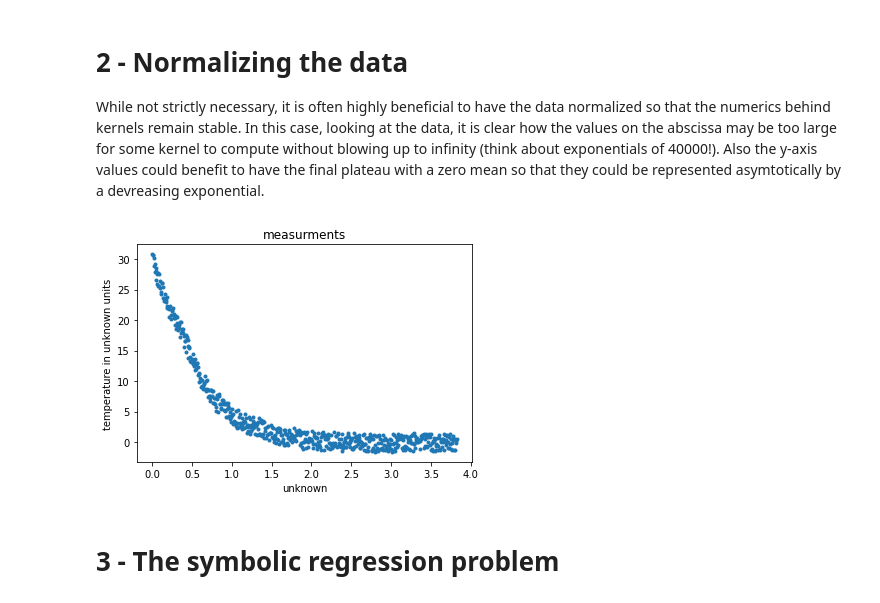
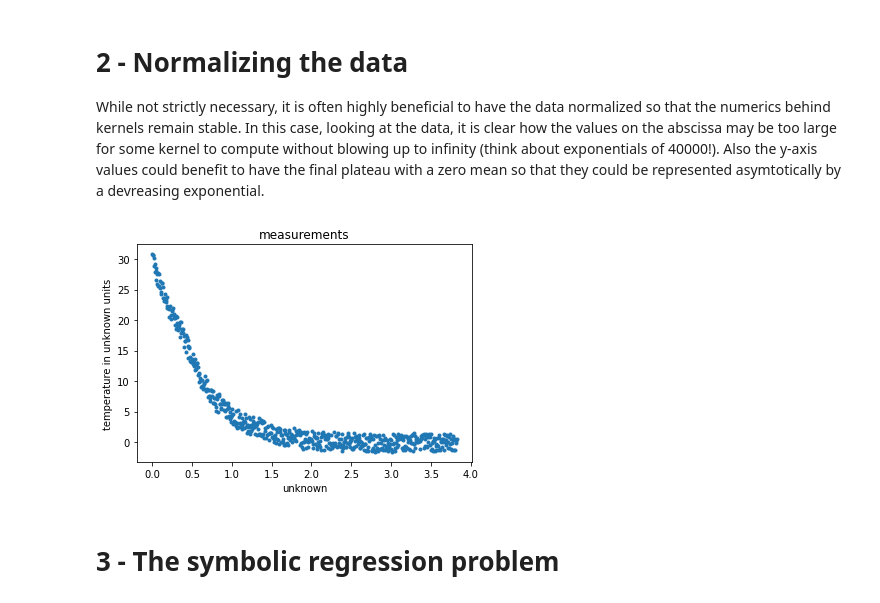
Before and after one commit to darioizzo/dcgp, a Jupyter notebook: doc/sphinx/notebooks/A_real-world_case.ipynb, the cells around one changed output. Cells and saved outputs as stored; diff of their text form; code cells hidden in the pictures.

```diff
--- a/doc/sphinx/notebooks/A_real-world_case.ipynb
+++ b/doc/sphinx/notebooks/A_real-world_case.ipynb
@@ -36,15 +36,15 @@ While not strictly necessary, it is often highly beneficial to have the data nor
 # %%
 # We propose here this data normalization, others would also be valid. Try and experiment on the effect of not
 ## normalizing the data.
 X = X / 10000
 Y = Y - np.mean(Y[400:])
 # And we plot them as to visualize the problem.
 _ = plt.plot(X, Y, '.')
-_ = plt.title('measurments')
+_ = plt.title('measurements')
 _ = plt.xlabel('unknown')
 _ = plt.ylabel('temperature in unknown units')
 # %% [output]
-[figure, old version]
+[figure, new version]
 # %% [markdown]
 # 3 - The symbolic regression problem
 # %%
```
Also changed, not shown: parts of 3 cells of this notebook.
